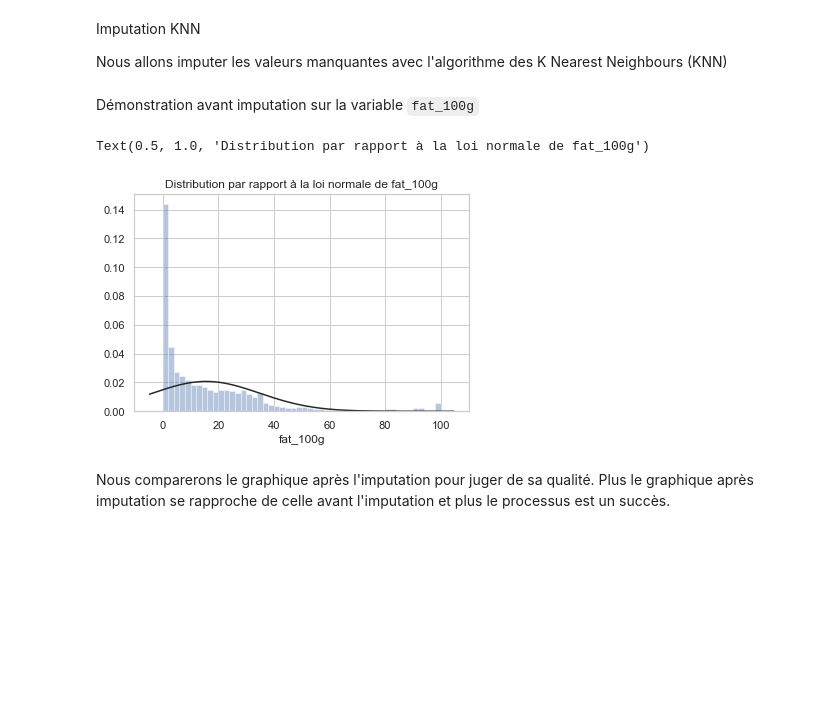
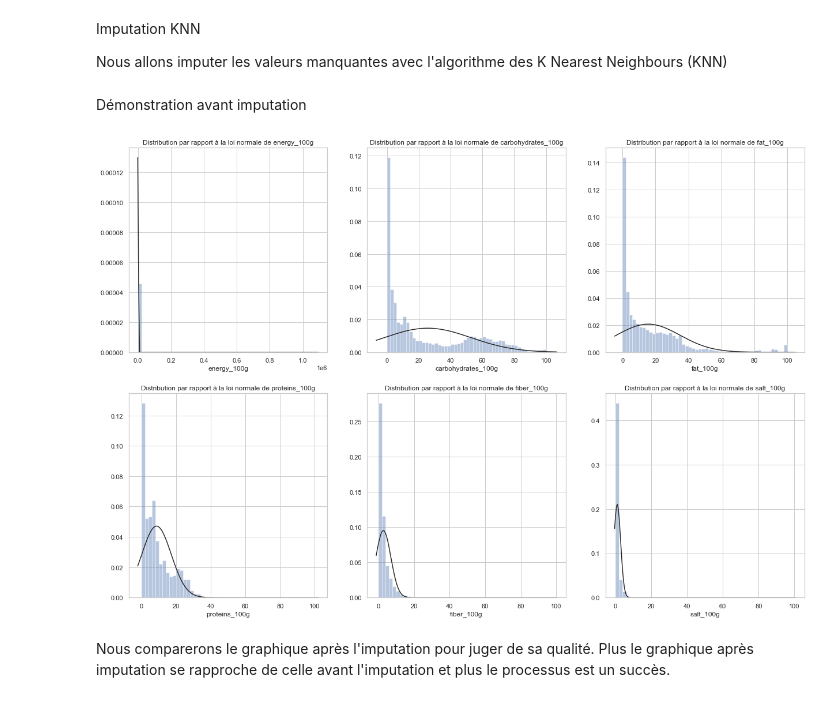
Before and after one commit to Abdess/sante_publique_france, a Jupyter notebook: P3_01_nettoyage.ipynb, the cells around one changed output. Drawn from its saved outputs; the diff is of its cells as text; code cells hidden in the pictures; blank space fills up the shorter version.

Commit message:
Added some plots for the slide

````diff
--- a/P3_01_nettoyage.ipynb
+++ b/P3_01_nettoyage.ipynb
@@ -1784,18 +1784,29 @@ Imputation KNN
 
 Nous allons imputer les valeurs manquantes avec l'algorithme des K Nearest Neighbours (KNN)
 # %% [markdown]
-Démonstration avant imputation sur la variable ```fat_100g```
+Démonstration avant imputation
 # %%
 # Plot de distribution avec superposition de loi normale
 sns.set_style("whitegrid")
+fig = plt.figure(figsize=(21, 30))
+num_facts = df_nutrients[facts_for_analysis]
+sub = 0
 
-kstest = stats.kstest(df_nutrients['fat_100g'].notnull(), 'norm')
-ax = sns.distplot(df_nutrients['fat_100g'], fit=stats.norm, kde=False)
-ax.set_title(
-    "Distribution par rapport à la loi normale de {}".format('fat_100g'))
+for i in num_facts:
+    fig.add_subplot(4, 3, sub + 1)
+
+    left, width = 0, 1
+    bottom, height = 0, 1
+    right = left + width
+    top = bottom + height
+
+    kstest = stats.kstest(num_facts[i].notnull(), 'norm')
+    ax = sns.distplot(num_facts[i], fit=stats.norm, kde=False)
+    ax.set_title("Distribution par rapport à la loi normale de {}".format(i))
+    sub += 1
+plt.show()
 # %% [output]
-Text(0.5, 1.0, 'Distribution par rapport à la loi normale de fat_100g')
-[figure, old version]
+[figure, new version]
 # %% [markdown]
 Nous comparerons le graphique après l'imputation pour juger de sa qualité. Plus le graphique après imputation se rapproche de celle avant l'imputation et plus le processus est un succès.
 # %% [markdown]
````
Also changed, not shown: parts of 33 cells of this notebook, 1 other file.
